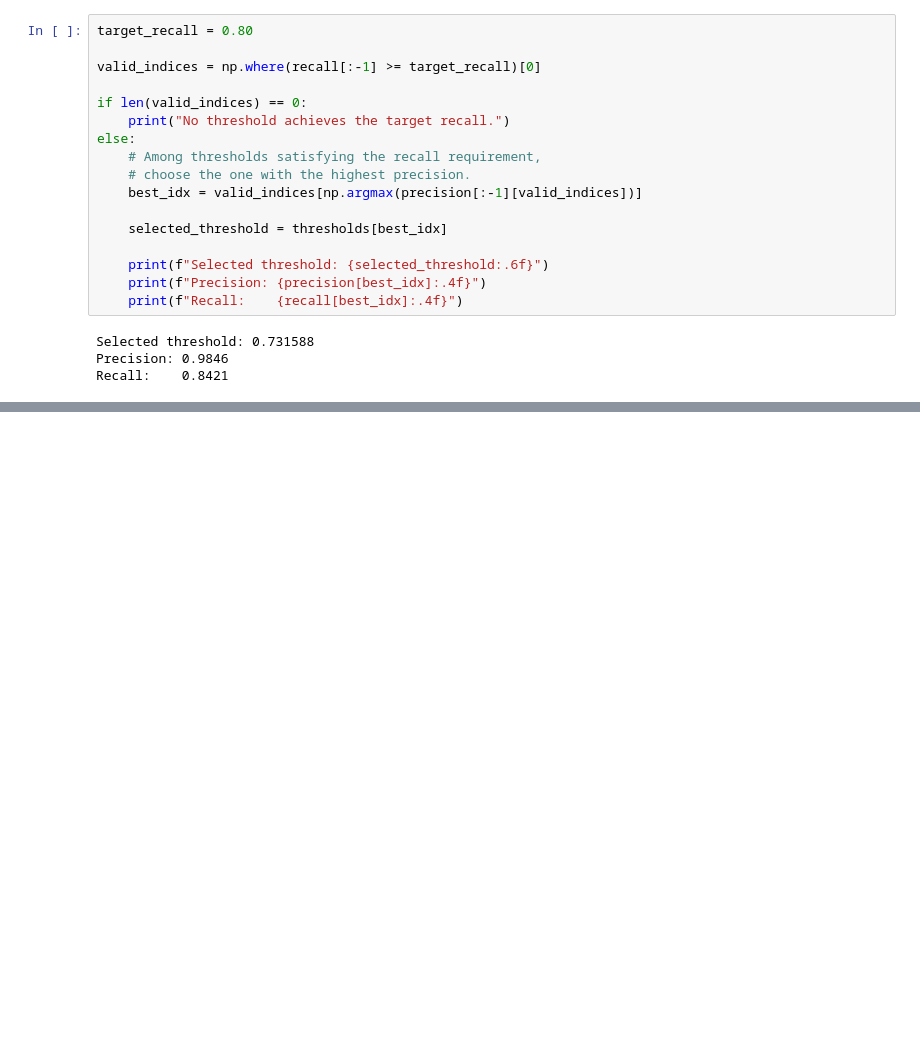
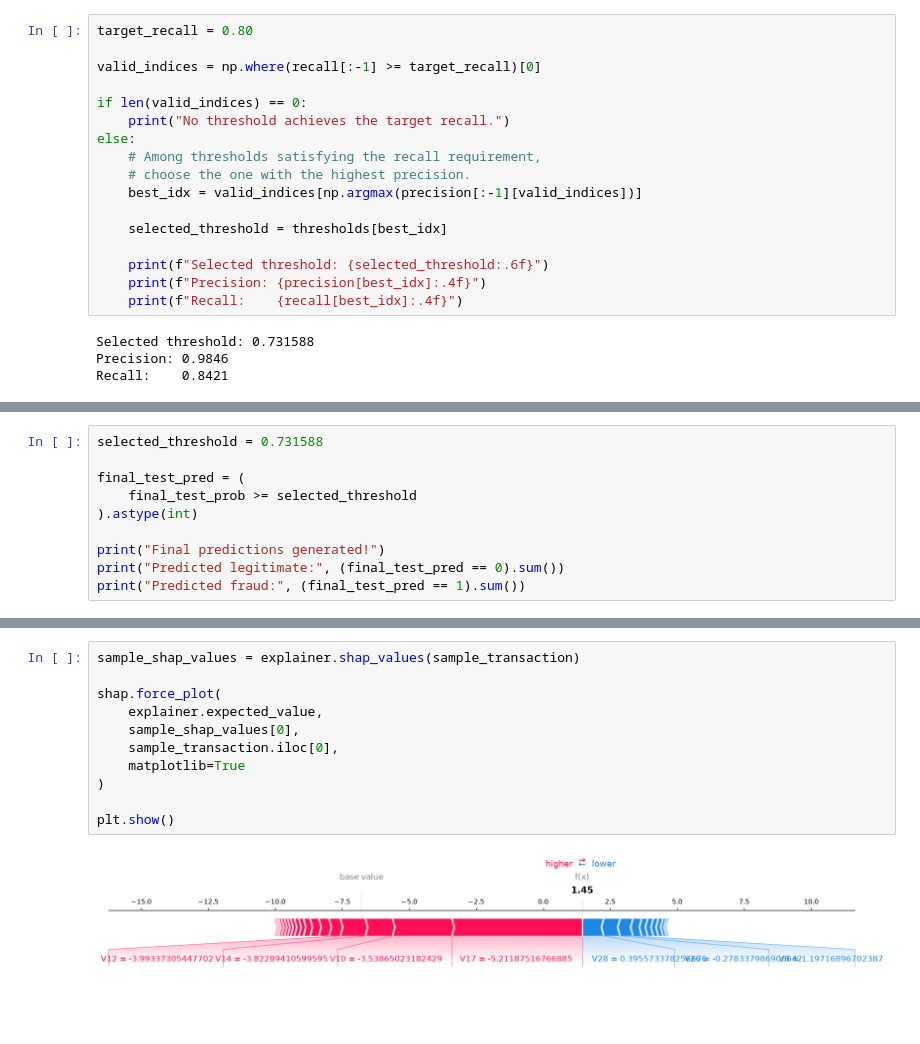
Before and after one commit to priyanshu-sahani-10/RiskFusion, a Jupyter notebook: notebooks/01_eda.ipynb, the cells around one changed output, grey strips where cells are left out. Saved outputs shown, nothing was run; the diff lists cells and outputs as text; blank space fills up the shorter version.

```diff
--- a/notebooks/01_eda.ipynb
+++ b/notebooks/01_eda.ipynb
@@ -700,0 +773,10 @@ Recall:    0.8421
+# %%
+selected_threshold = 0.731588
+
+final_test_pred = (
+    final_test_prob >= selected_threshold
+).astype(int)
+
+print("Final predictions generated!")
+print("Predicted legitimate:", (final_test_pred == 0).sum())
+print("Predicted fraud:", (final_test_pred == 1).sum())
@@ -700,0 +884,13 @@ Recall:    0.8421
+# %%
+sample_shap_values = explainer.shap_values(sample_transaction)
+
+shap.force_plot(
+    explainer.expected_value,
+    sample_shap_values[0],
+    sample_transaction.iloc[0],
+    matplotlib=True
+)
+
+plt.show()
+# %% [output]
+[figure, added]
```
Also changed, not shown: parts of 17 cells of this notebook, 4 other files.
